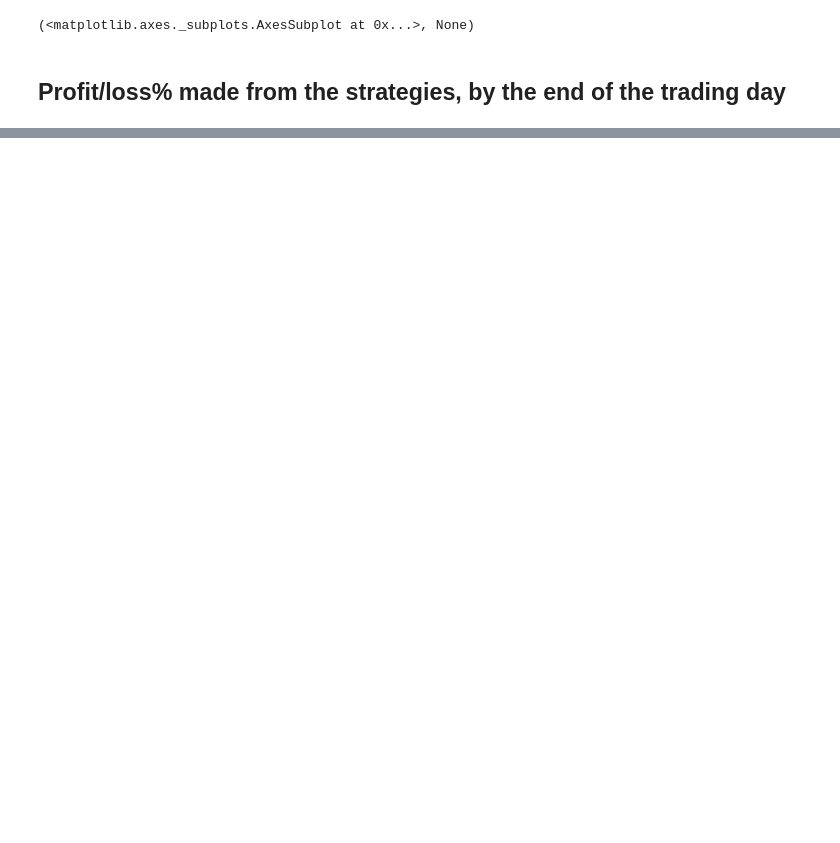
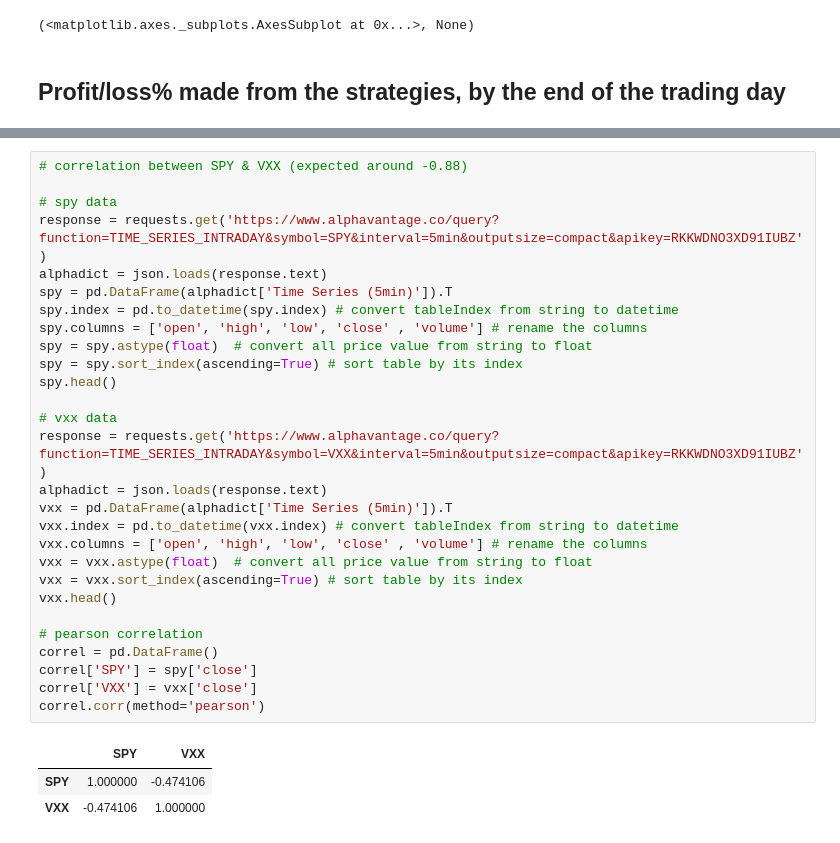
Before and after one commit to dwihdyn/algo-trading, a Jupyter notebook: backtest.ipynb, the cells around one changed output, grey strips where cells are left out. Cells and saved outputs as stored; diff of their text form; blank space fills up the shorter version.

Commit message:
correlation comparation SPY vs VXX

```diff
--- a/backtest.ipynb
+++ b/backtest.ipynb
@@ -110 +110,33 @@ stock[['long_only', 'sma_strategy']].describe()
 | max | 0.024289 | 0.024289 |
+# %%
+# correlation between SPY & VXX (expected around -0.88)
+
+# spy data
+response = requests.get('https://www.alphavantage.co/query?function=TIME_SERIES_INTRADAY&symbol=SPY&interval=5min&outputsize=compact&apikey=RKKWDNO3XD91IUBZ')
+alphadict = json.loads(response.text)
+spy = pd.DataFrame(alphadict['Time Series (5min)']).T
+spy.index = pd.to_datetime(spy.index) # convert tableIndex from string to datetime
+spy.columns = ['open', 'high', 'low', 'close' , 'volume'] # rename the columns
+spy = spy.astype(float)  # convert all price value from string to float
+spy = spy.sort_index(ascending=True) # sort table by its index
+spy.head()
+
+# vxx data
+response = requests.get('https://www.alphavantage.co/query?function=TIME_SERIES_INTRADAY&symbol=VXX&interval=5min&outputsize=compact&apikey=RKKWDNO3XD91IUBZ')
+alphadict = json.loads(response.text)
+vxx = pd.DataFrame(alphadict['Time Series (5min)']).T
+vxx.index = pd.to_datetime(vxx.index) # convert tableIndex from string to datetime
+vxx.columns = ['open', 'high', 'low', 'close' , 'volume'] # rename the columns
+vxx = vxx.astype(float)  # convert all price value from string to float
+vxx = vxx.sort_index(ascending=True) # sort table by its index
+vxx.head()
+
+# pearson correlation
+correl = pd.DataFrame()
+correl['SPY'] = spy['close']
+correl['VXX'] = vxx['close']
+correl.corr(method='pearson')
+# %% [output]
+|  | SPY | VXX |
+| SPY | 1.000000 | -0.474106 |
+| VXX | -0.474106 | 1.000000 |
```
Also changed, not shown: parts of 6 cells of this notebook.
